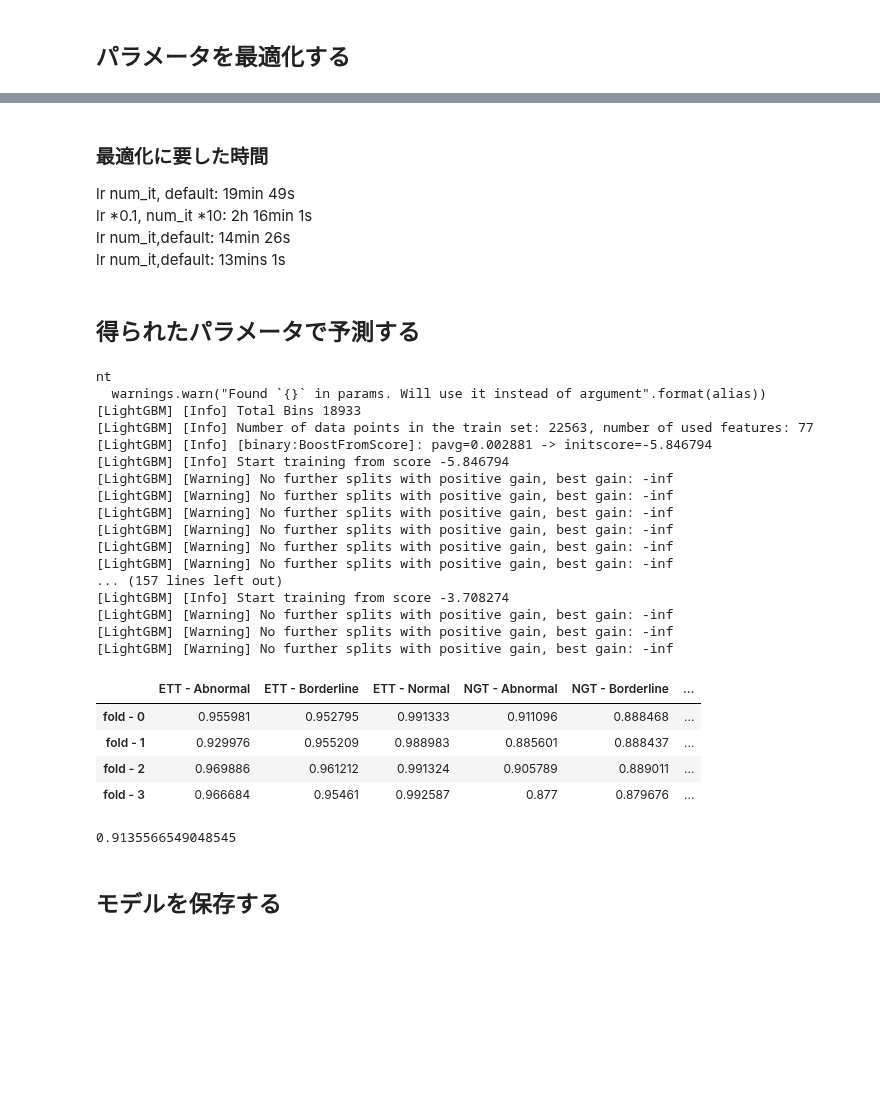
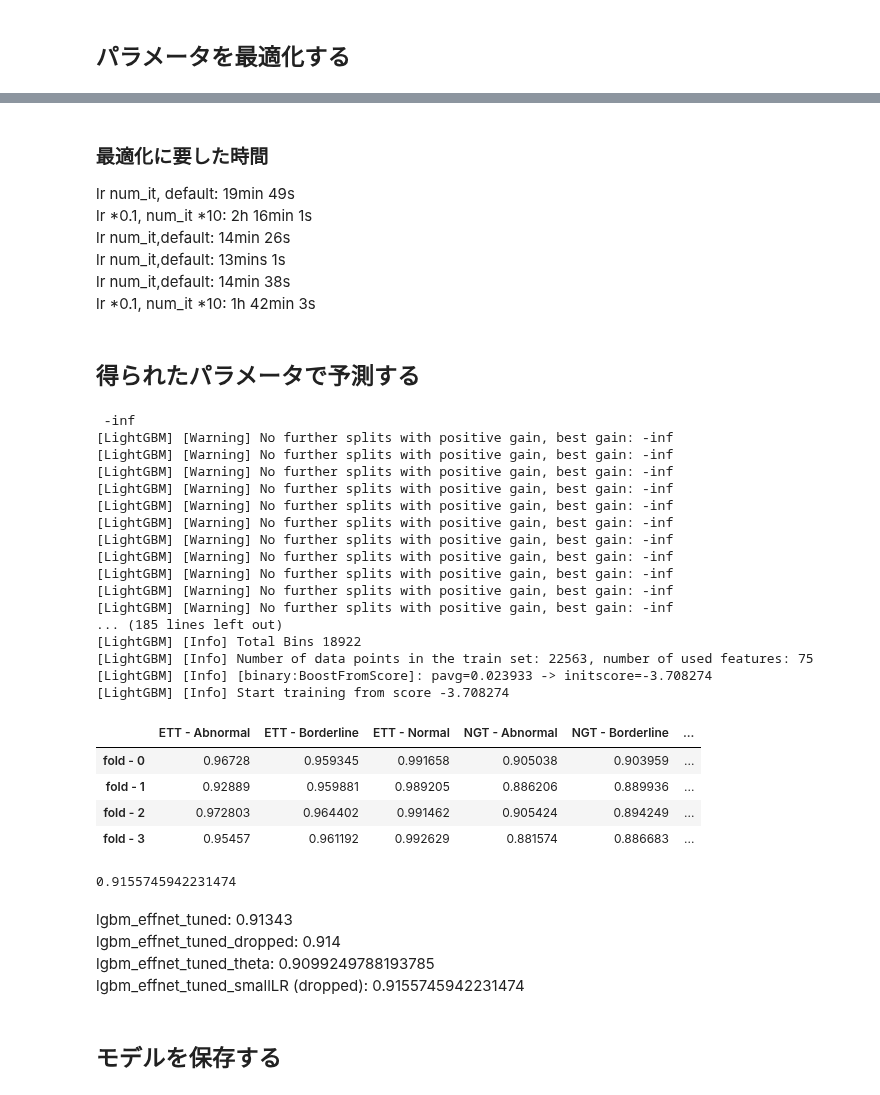
Before and after one commit to Hokoku/catheter, a Jupyter notebook: autoencoder_lgb_training.ipynb, the cells around one changed output, grey strips where cells are left out. Cells and saved outputs as stored; diff of their text form; code cells hidden in the pictures; blank space fills up the shorter version.

Commit message:
add lgbm models for theta and small LR

```diff
--- a/autoencoder_lgb_training.ipynb
+++ b/autoencoder_lgb_training.ipynb
@@ -153,6 +153,8 @@ lr num_it, default: 19min 49s
 lr \*0.1, num_it \*10: 2h 16min 1s
 lr num_it,default: 14min 26s
 lr num_it,default: 13mins 1s
+lr num_it,default: 14min 38s
+lr \*0.1, num_it \*10: 1h 42min 3s
 # %% [markdown]
 ## 得られたパラメータで予測する
 # %%
@@ -169,7 +171,7 @@ def get_pred(train,val,col_idx:int):
     lgb_train=lightgbm.Dataset(X_train,label=y_train_col)
     lgb_test=lightgbm.Dataset(X_val,label=y_val_col,reference=lgb_train)
 
-    params=pickle.load(open(f"{CFG.models_dir}lgbm_effnet_tuned_dropped/params_{col_idx}.pickle","rb"))
+    params=pickle.load(open(f"{CFG.models_dir}lgbm_effnet_tuned_smallLR/params_{col_idx}.pickle","rb"))
     params["early_stopping_rounds"]=1000
 
     model=lightgbm.train(params,lgb_train,valid_sets=lgb_test,verbose_eval=False)
@@ -177,47 +179,52 @@ def get_pred(train,val,col_idx:int):
     auc=roc_auc_score(y_val_col,pred)
 
     return pred,auc
 
 
 results=pd.DataFrame(columns=CFG.target_cols)
 
 for n in range(CFG.n_folds):
     print(f"\nfold - {n}")
     train_idx=(fold["folds"]!=n)
     val_idx=(fold["folds"]==n)
-    X_train,X_val=X[train_idx],X[val_idx]
+    X_train,X_val=X_dropped[train_idx],X_dropped[val_idx]
     y_train,y_val=train[train_idx],train[val_idx]
 
     for col_idx,col_name in enumerate(CFG.target_cols):
         _,auc=get_pred(train=(X_train,y_train),val=(X_val,y_val),col_idx=col_idx)
         results.loc[f"fold - {n}",col_name]=auc
 
 
 display(results,results.mean(axis=1).mean())
 # %% [output]
-nt
-  warnings.warn("Found `{}` in params. Will use it instead of argument".format(alias))
-[LightGBM] [Info] Total Bins 18933
-[LightGBM] [Info] Number of data points in the train set: 22563, number of used features: 77
-[LightGBM] [Info] [binary:BoostFromScore]: pavg=0.002881 -> initscore=-5.846794
-[LightGBM] [Info] Start training from score -5.846794
+ -inf
 [LightGBM] [Warning] No further splits with positive gain, best gain: -inf
 [LightGBM] [Warning] No further splits with positive gain, best gain: -inf
 [LightGBM] [Warning] No further splits with positive gain, best gain: -inf
 [LightGBM] [Warning] No further splits with positive gain, best gain: -inf
 [LightGBM] [Warning] No further splits with positive gain, best gain: -inf
 [LightGBM] [Warning] No further splits with positive gain, best gain: -inf
-... (157 lines left out)
-[LightGBM] [Info] Start training from score -3.708274
 [LightGBM] [Warning] No further splits with positive gain, best gain: -inf
 [LightGBM] [Warning] No further splits with positive gain, best gain: -inf
 [LightGBM] [Warning] No further splits with positive gain, best gain: -inf
+[LightGBM] [Warning] No further splits with positive gain, best gain: -inf
+[LightGBM] [Warning] No further splits with positive gain, best gain: -inf
+... (185 lines left out)
+[LightGBM] [Info] Total Bins 18922
+[LightGBM] [Info] Number of data points in the train set: 22563, number of used features: 75
+[LightGBM] [Info] [binary:BoostFromScore]: pavg=0.023933 -> initscore=-3.708274
+[LightGBM] [Info] Start training from score -3.708274
 |  | ETT - Abnormal | ETT - Borderline | ETT - Normal | NGT - Abnormal | NGT - Borderline | ... |
-| fold - 0 | 0.955981 | 0.952795 | 0.991333 | 0.911096 | 0.888468 | ... |
-| fold - 1 | 0.929976 | 0.955209 | 0.988983 | 0.885601 | 0.888437 | ... |
-| fold - 2 | 0.969886 | 0.961212 | 0.991324 | 0.905789 | 0.889011 | ... |
-| fold - 3 | 0.966684 | 0.95461 | 0.992587 | 0.877 | 0.879676 | ... |
+| fold - 0 | 0.96728 | 0.959345 | 0.991658 | 0.905038 | 0.903959 | ... |
+| fold - 1 | 0.92889 | 0.959881 | 0.989205 | 0.886206 | 0.889936 | ... |
+| fold - 2 | 0.972803 | 0.964402 | 0.991462 | 0.905424 | 0.894249 | ... |
+| fold - 3 | 0.95457 | 0.961192 | 0.992629 | 0.881574 | 0.886683 | ... |
-0.9135566549048545
+0.9155745942231474
+# %% [markdown]
+lgbm_effnet_tuned: 0.91343
+lgbm_effnet_tuned_dropped: 0.914
+lgbm_effnet_tuned_theta: 0.9099249788193785
+lgbm_effnet_tuned_smallLR (dropped): 0.9155745942231474
 # %% [markdown]
 ## モデルを保存する
 # %%
```
Also changed, not shown: parts of 2 cells of this notebook, 38 other files.
